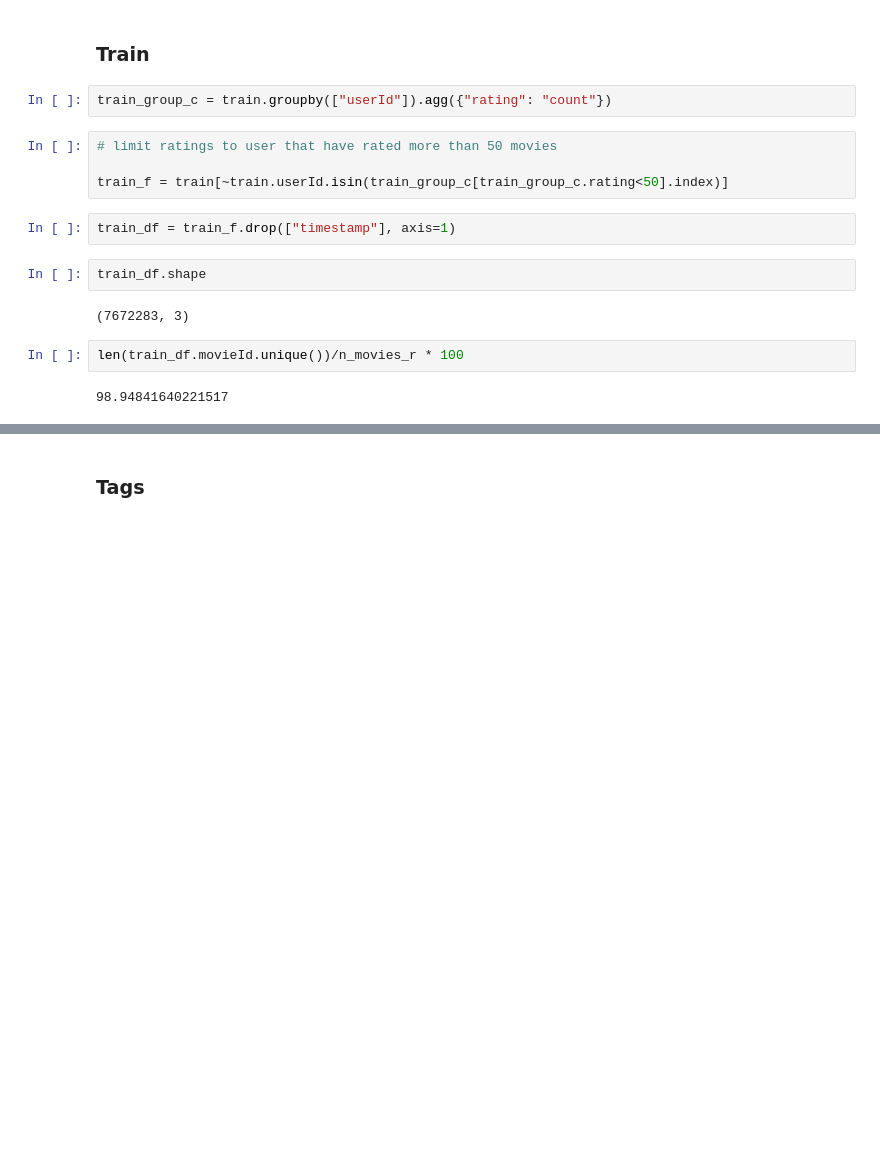
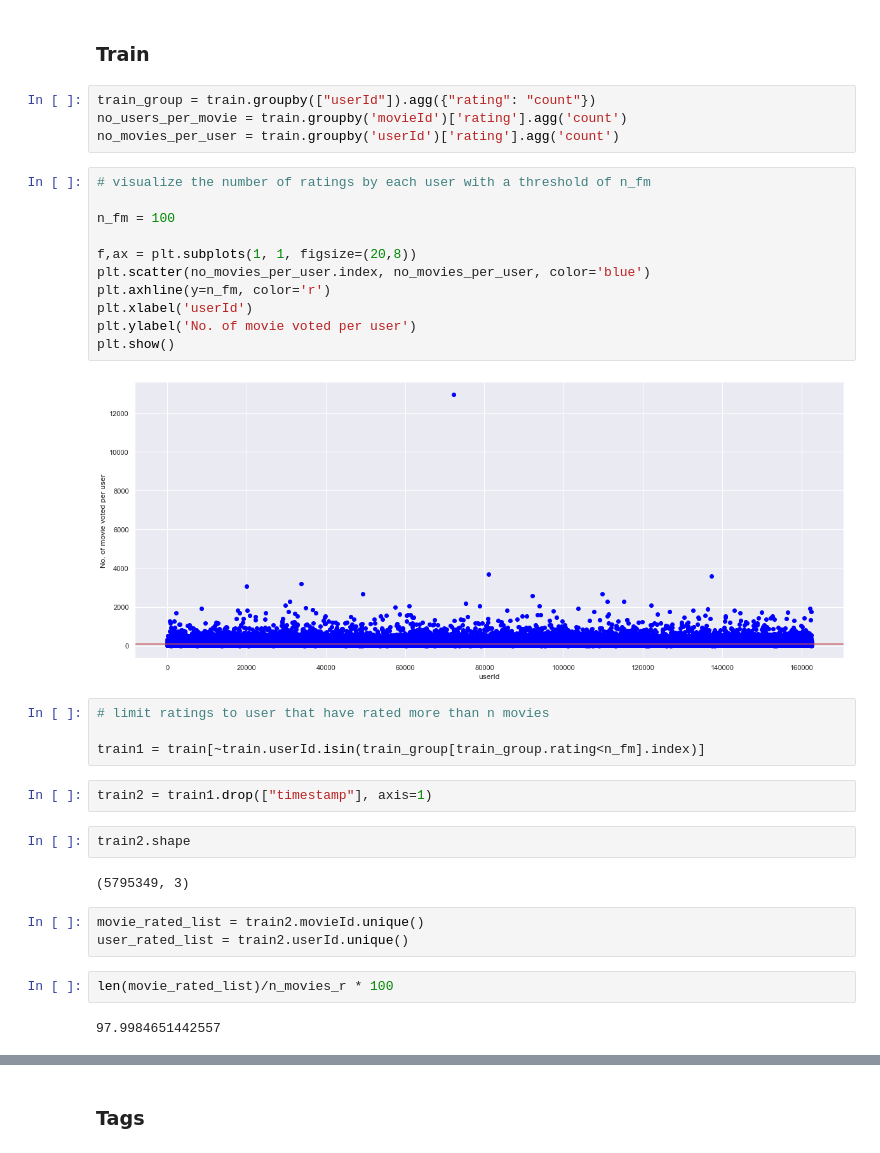
Before and after one commit to kojosbk/Movie_Recomender_Unsupervised_sprint, a Jupyter notebook: 1_EDA_model/JM4 Starter_Notebook.ipynb, the cells around one changed output, grey strips where cells are left out. Saved outputs shown, nothing was run; the diff lists cells and outputs as text; blank space fills up the shorter version.

```diff
--- a/1_EDA_model/JM4 Starter_Notebook.ipynb
+++ b/1_EDA_model/JM4 Starter_Notebook.ipynb
@@ -435,20 +437,38 @@ n_movies_r/n_movies * 100
 77.2359546961857
 # %% [markdown]
 ### Train
-# %%
-train_group_c = train.groupby(["userId"]).agg({"rating": "count"})
+# %%
+train_group = train.groupby(["userId"]).agg({"rating": "count"})
+no_users_per_movie = train.groupby('movieId')['rating'].agg('count')
+no_movies_per_user = train.groupby('userId')['rating'].agg('count')
+# %%
+# visualize the number of ratings by each user with a threshold of n_fm
+
+n_fm = 100
+
+f,ax = plt.subplots(1, 1, figsize=(20,8))
+plt.scatter(no_movies_per_user.index, no_movies_per_user, color='blue')
+plt.axhline(y=n_fm, color='r')
+plt.xlabel('userId')
+plt.ylabel('No. of movie voted per user')
+plt.show()
+# %% [output]
+[figure, added]
 # %%
-# limit ratings to user that have rated more than 50 movies
+# limit ratings to user that have rated more than n movies
 
-train_f = train[~train.userId.isin(train_group_c[train_group_c.rating<50].index)]
+train1 = train[~train.userId.isin(train_group[train_group.rating<n_fm].index)]
 # %%
-train_df = train_f.drop(["timestamp"], axis=1)
+train2 = train1.drop(["timestamp"], axis=1)
 # %%
-train_df.shape
+train2.shape
 # %% [output]
-(7672283, 3)
+(5795349, 3)
+# %%
+movie_rated_list = train2.movieId.unique()
+user_rated_list = train2.userId.unique()
 # %%
-len(train_df.movieId.unique())/n_movies_r * 100
+len(movie_rated_list)/n_movies_r * 100
 # %% [output]
-98.94841640221517
+97.9984651442557
 # %%
```
Also changed, not shown: parts of 117 cells of this notebook.
